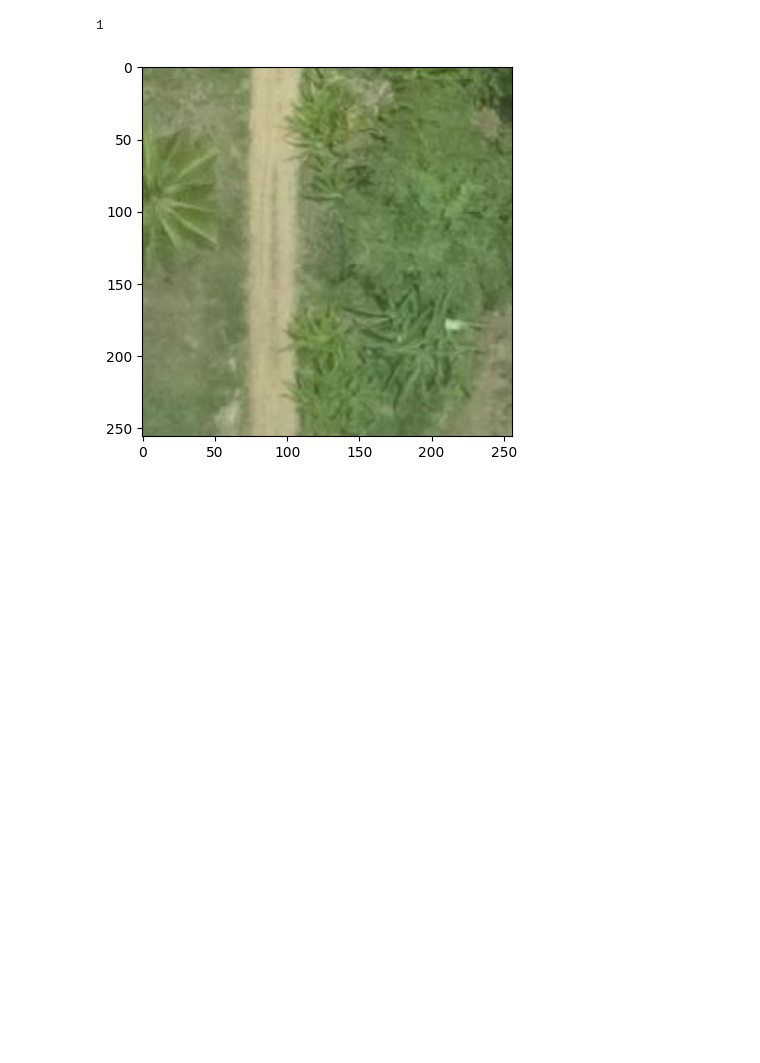
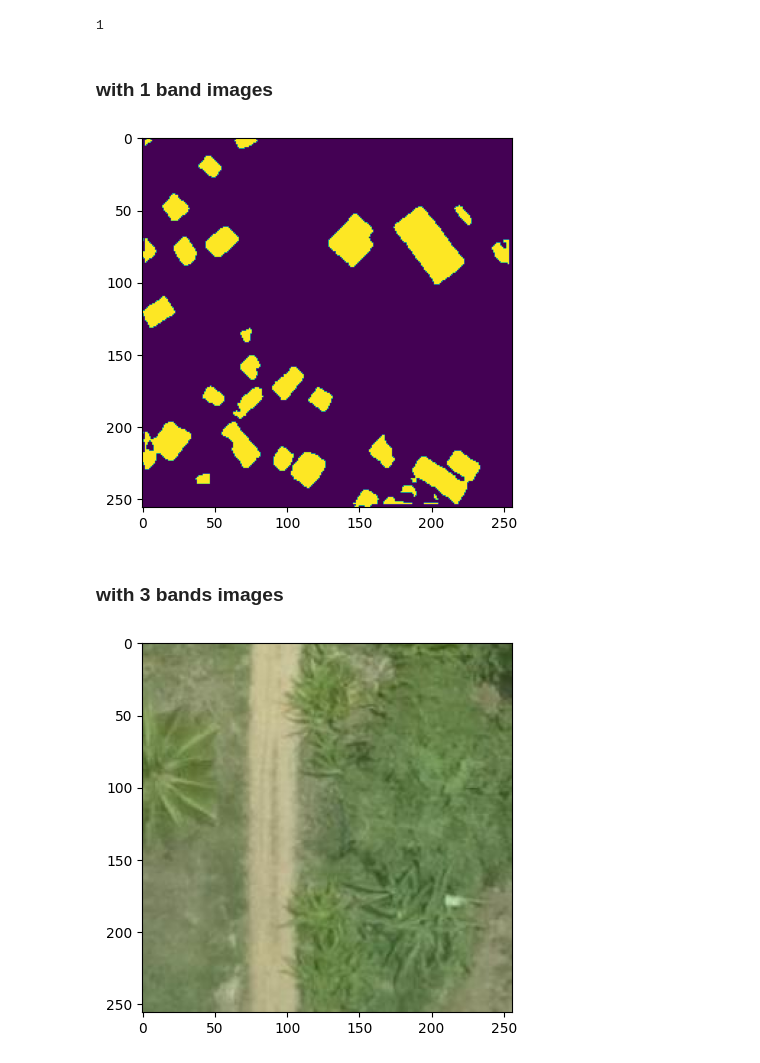
Before and after one commit to ciupava/fAIr-utilities, a Jupyter notebook: basic_testing.ipynb, the cells around one changed output. Saved outputs shown, nothing was run; the diff lists cells and outputs as text; code cells hidden in the pictures; blank space fills up the shorter version.

```diff
--- a/basic_testing.ipynb
+++ b/basic_testing.ipynb
@@ -86,4 +87,17 @@ dataset = gdal.Open(r'outputs/4_Salvacion/prediction/OAM-443121-241594-19.tif')
 print(dataset.RasterCount)
 # %% [output]
 1
+# %% [markdown]
+### with 1 band images
+# %%
+# imagge='outputs/4_Salvacion/prediction/OAM-443121-241594-19.tif'
+imagge='outputs/model51_td364/prediction/OAM-312862-256652-19.tif'
+# %%
+import matplotlib.image as mpimg
+import matplotlib.pyplot as plt
+
+img=mpimg.imread(imagge)
+imgplot = plt.imshow(img)
+# %% [output]
+[figure, added]
 # %%
@@ -99,3 +114,5 @@ plt.show()
+# %% [markdown]
+### with 3 bands images
 # %%
 ## WITH 3 BANDS
 # since there are 3 bands
```
Also changed, not shown: parts of 12 cells of this notebook, 2 other files.
